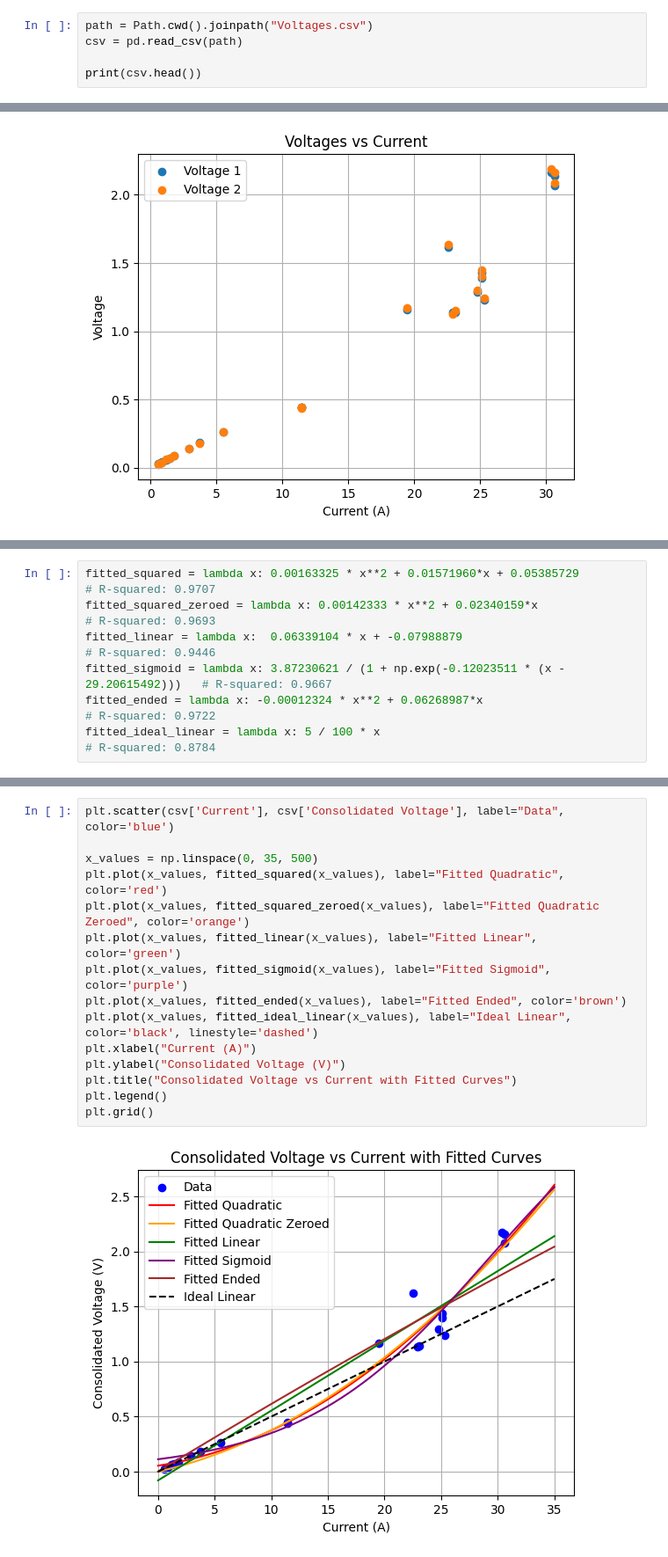
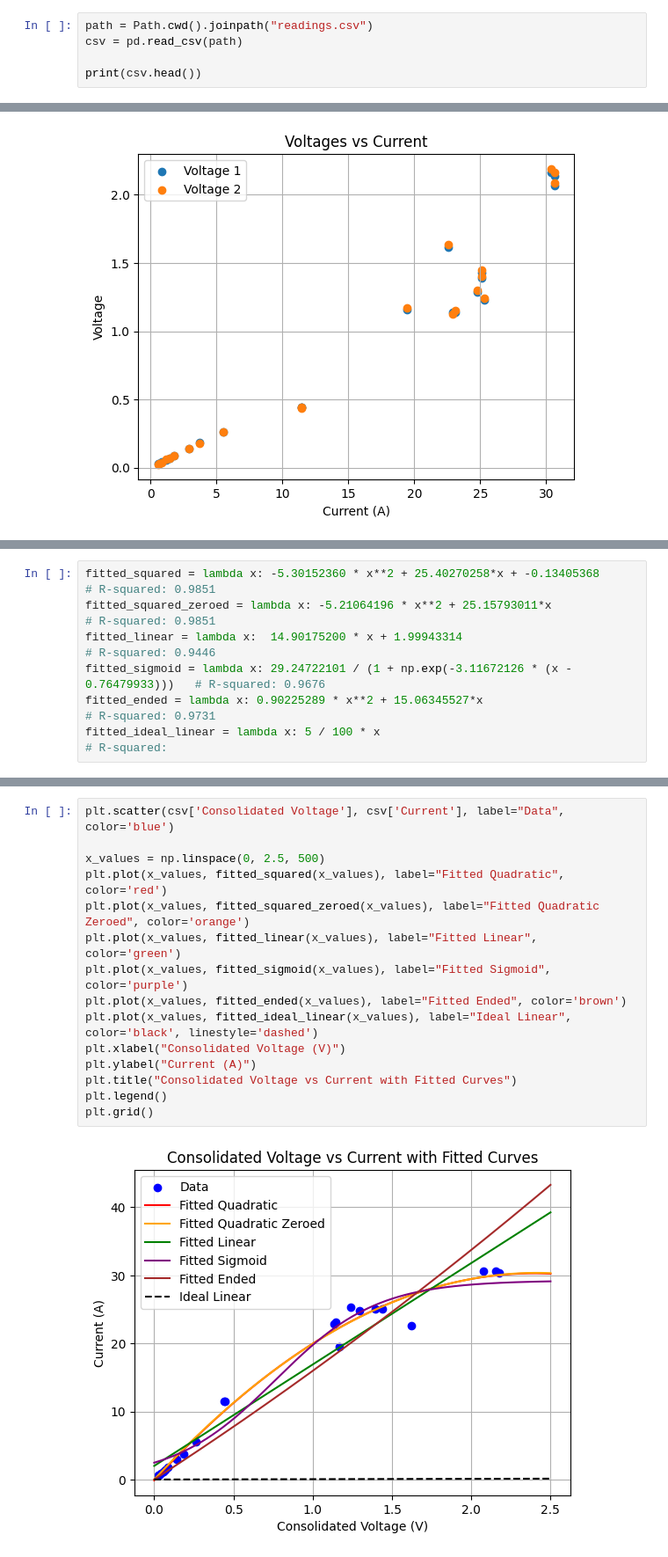
Before and after one commit to Inverated/Proa-II-Electrical-Setup, a Jupyter notebook: Calibration Data 2/Data/Current Sensor/minimisation copy.ipynb, the cells around one changed output, grey strips where cells are left out. Shown at 88% size. Saved outputs shown, nothing was run; the diff lists cells and outputs as text.

Commit message:
broken discharge data

```diff
--- a/Calibration Data 2/Data/Current Sensor/minimisation copy.ipynb
+++ b/Calibration Data 2/Data/Current Sensor/minimisation copy.ipynb
@@ -5,7 +5,7 @@ import numpy as np
 import matplotlib.pyplot as plt
 import scipy.optimize as curve_fit
 # %%
-path = Path.cwd().joinpath("Voltages.csv")
+path = Path.cwd().joinpath("readings.csv")
 csv = pd.read_csv(path)
 
 print(csv.head())
@@ -199,8 +199,8 @@ R-squared value: 0.8784
 # %%
-fitted_squared = lambda x: 0.00163325 * x**2 + 0.01571960*x + 0.05385729                     # R-squared: 0.9707
-fitted_squared_zeroed = lambda x: 0.00142333 * x**2 + 0.02340159*x                        # R-squared: 0.9693
-fitted_linear = lambda x:  0.06339104 * x + -0.07988879                                  # R-squared: 0.9446
-fitted_sigmoid = lambda x: 3.87230621 / (1 + np.exp(-0.12023511 * (x - 29.20615492)))   # R-squared: 0.9667
-fitted_ended = lambda x: -0.00012324 * x**2 + 0.06268987*x                                # R-squared: 0.9722
-fitted_ideal_linear = lambda x: 5 / 100 * x                                     # R-squared: 0.8784
+fitted_squared = lambda x: -5.30152360 * x**2 + 25.40270258*x + -0.13405368                     # R-squared: 0.9851
+fitted_squared_zeroed = lambda x: -5.21064196 * x**2 + 25.15793011*x                      # R-squared: 0.9851
+fitted_linear = lambda x:  14.90175200 * x + 1.99943314                                 # R-squared: 0.9446
+fitted_sigmoid = lambda x: 29.24722101 / (1 + np.exp(-3.11672126 * (x - 0.76479933)))   # R-squared: 0.9676
+fitted_ended = lambda x: 0.90225289 * x**2 + 15.06345527*x                                # R-squared: 0.9731
+fitted_ideal_linear = lambda x: 5 / 100 * x                                     # R-squared:
 # %%
@@ -223,19 +223,19 @@ plt.grid()
 # %%
-plt.scatter(csv['Current'], csv['Consolidated Voltage'], label="Data", color='blue')
+plt.scatter(csv['Consolidated Voltage'], csv['Current'], label="Data", color='blue')
 
-x_values = np.linspace(0, 35, 500)
+x_values = np.linspace(0, 2.5, 500)
 plt.plot(x_values, fitted_squared(x_values), label="Fitted Quadratic", color='red')
 plt.plot(x_values, fitted_squared_zeroed(x_values), label="Fitted Quadratic Zeroed", color='orange')
 plt.plot(x_values, fitted_linear(x_values), label="Fitted Linear", color='green')
 plt.plot(x_values, fitted_sigmoid(x_values), label="Fitted Sigmoid", color='purple')
 plt.plot(x_values, fitted_ended(x_values), label="Fitted Ended", color='brown')
 plt.plot(x_values, fitted_ideal_linear(x_values), label="Ideal Linear", color='black', linestyle='dashed')
-plt.xlabel("Current (A)")
-plt.ylabel("Consolidated Voltage (V)")
+plt.xlabel("Consolidated Voltage (V)")
+plt.ylabel("Current (A)")
 plt.title("Consolidated Voltage vs Current with Fitted Curves")
 plt.legend()
 plt.grid()
 # %% [output]
-[figure, old version]
+[figure, new version]
 # %%
 # Shortlisted
```
Also changed, not shown: parts of 8 cells of this notebook, 21 other files.
